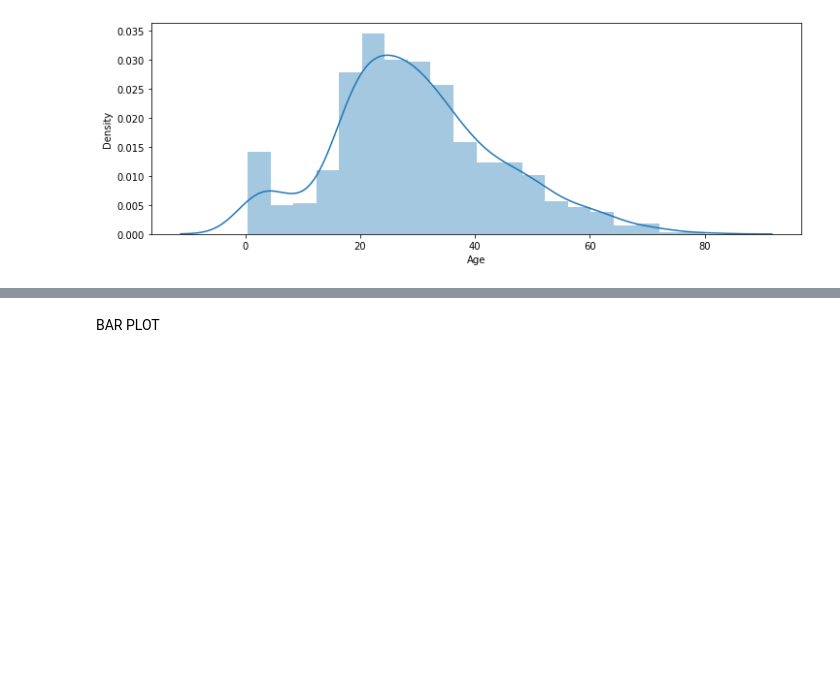
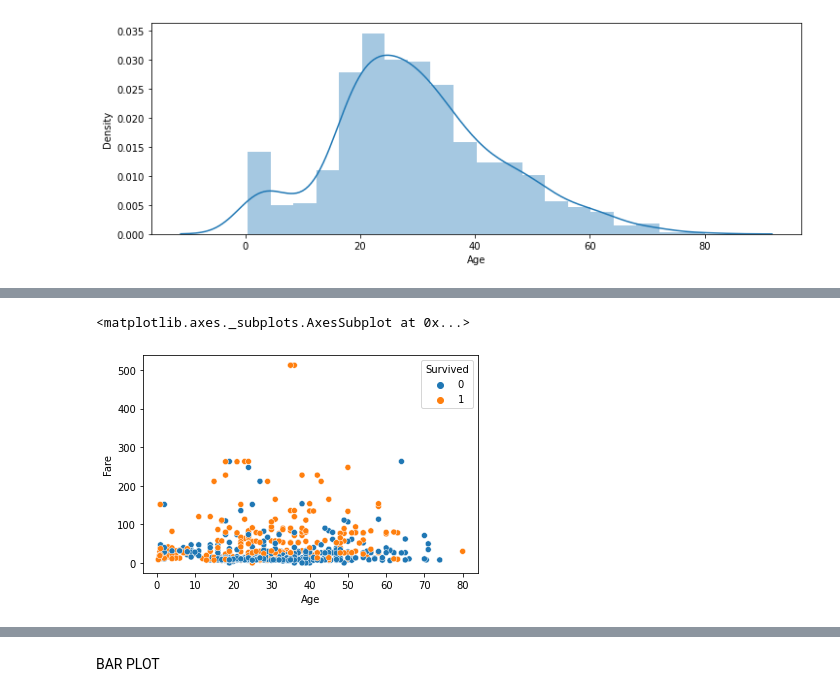
Before and after one commit to EmilyB78/Java-appointment-scheduling-application, a Jupyter notebook: Titanic_Survivor_Data_Analysis.ipynb, the cells around one changed output, grey strips where cells are left out. Saved outputs shown, nothing was run; the diff lists cells and outputs as text; code cells hidden in the pictures; blank space fills up the shorter version.

```diff
--- a/Titanic_Survivor_Data_Analysis.ipynb
+++ b/Titanic_Survivor_Data_Analysis.ipynb
@@ -27,0 +37,5 @@ sns.distplot(survivor_data.Age, ax=ax)
+# %%
+sns.scatterplot(x='Age', y= 'Fare', data=survivor_data, hue= 'Survived')
+# %% [output]
+<matplotlib.axes._subplots.AxesSubplot at 0x...>
+[figure, added]
```
Also changed, not shown: parts of 8 cells of this notebook.
